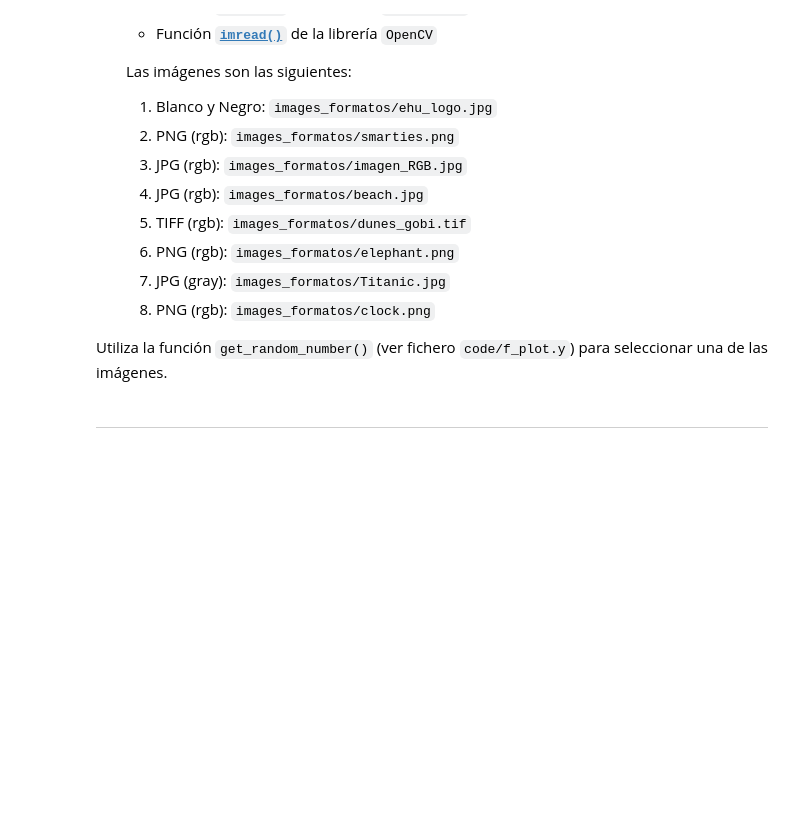
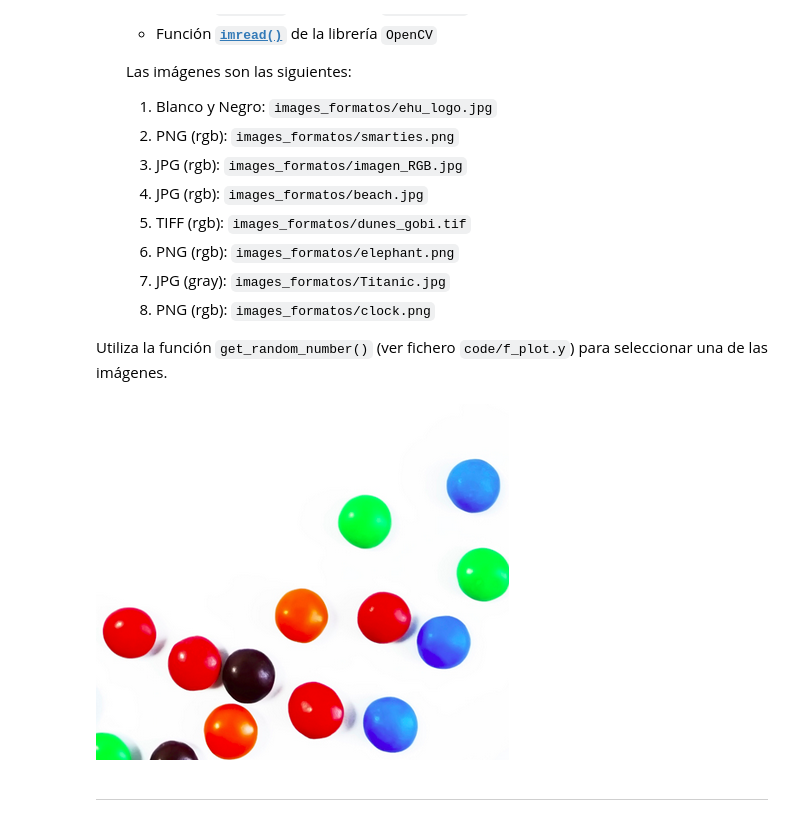
Before and after one commit to alanglk/KISA, a Jupyter notebook: src/PIS/labs/0.ejerciciosIntroduccion.ipynb, the cells around one changed output. Cells and saved outputs as stored; diff of their text form; code cells hidden in the pictures; blank space fills up the shorter version.

```diff
--- a/src/PIS/labs/0.ejerciciosIntroduccion.ipynb
+++ b/src/PIS/labs/0.ejerciciosIntroduccion.ipynb
@@ -227,6 +261,8 @@ print(seleccionada)
 
 Utiliza la función `get_random_number()` (ver fichero `code/f_plot.y`) para seleccionar una de las imágenes.
 # %%
-# Seleccionamos una de las imagenes anteriores
-seleccionada = get_random_number([1, 8])
-print(seleccionada)
+image_path = "images_formatos/smarties.png"
+image = Image.open(image_path)
+image
+# %% [output]
+[figure, added]
```
Also changed, not shown: parts of 6 cells of this notebook.
